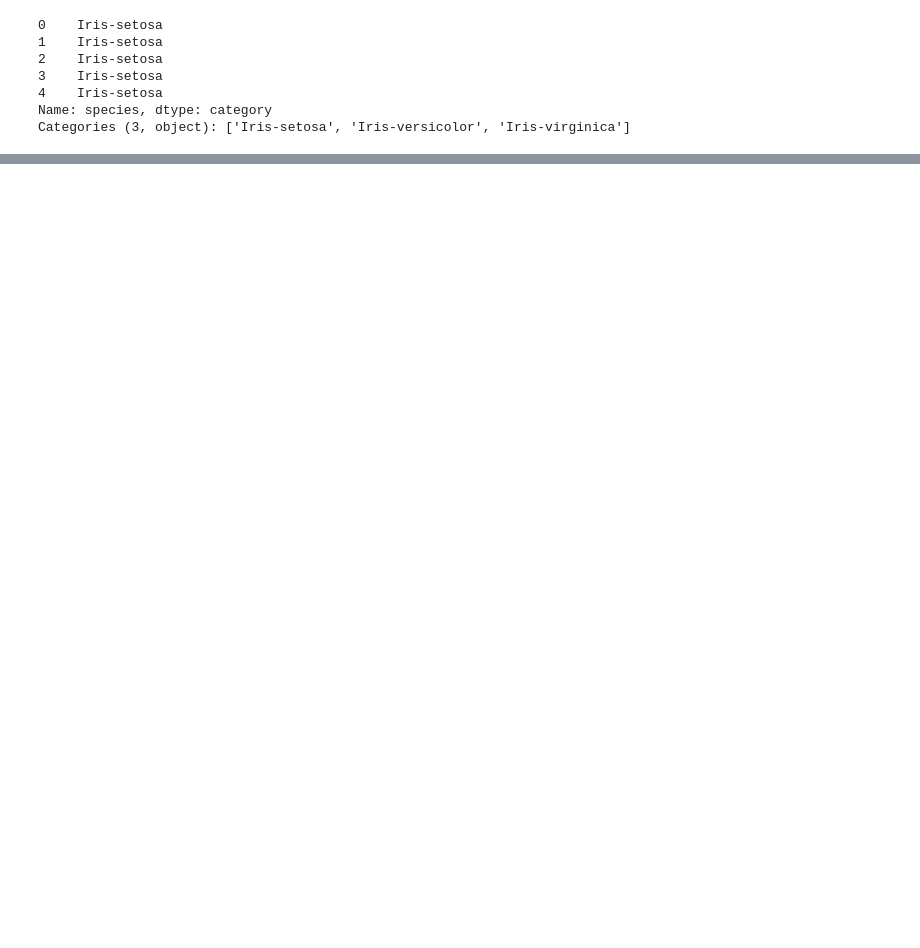
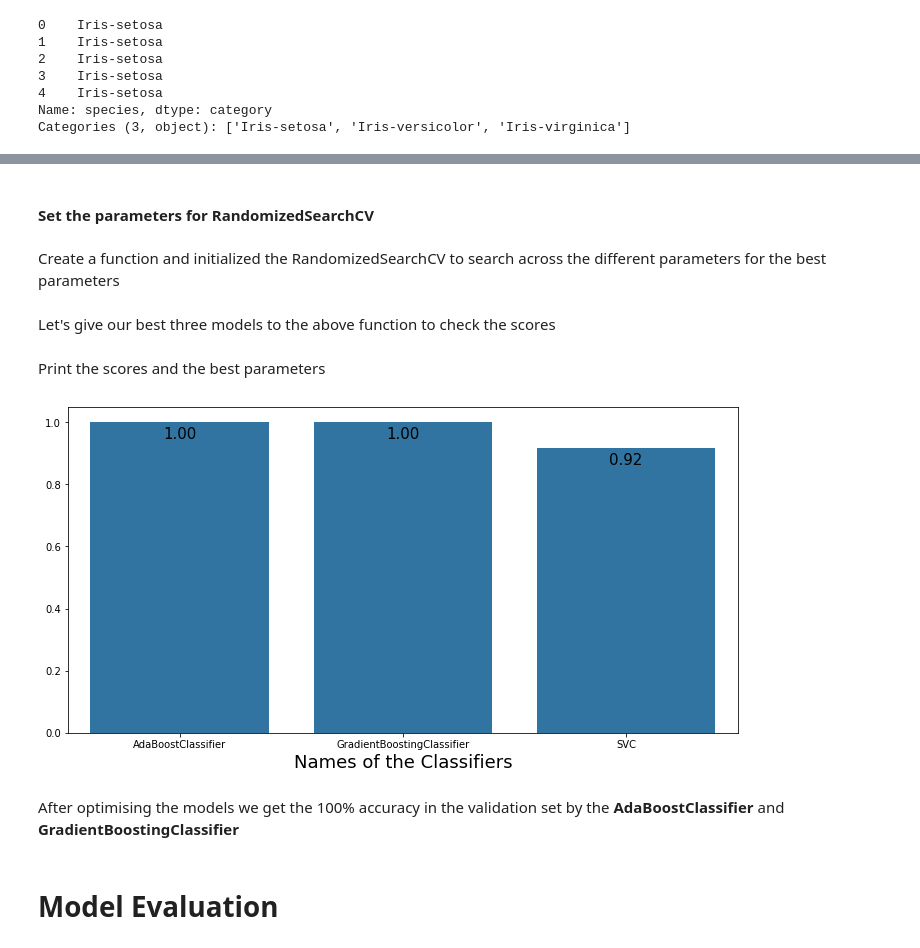
Before and after one commit to sharmas1ddharth/Iris-classification, a Jupyter notebook: Notebooks/Iris-Classification.ipynb, the cells around one changed output, grey strips where cells are left out. Cells and saved outputs as stored; diff of their text form; code cells hidden in the pictures; blank space fills up the shorter version.

```diff
--- a/Notebooks/Iris-Classification.ipynb
+++ b/Notebooks/Iris-Classification.ipynb
@@ -131,0 +227,58 @@ X_train, X_test, y_train, y_test = train_test_split(X, y, test_size=0.4, random_
+# %% [markdown]
+#### Set the parameters for RandomizedSearchCV
+# %%
+ab_param_distribution = {
+                        'n_estimators': randint(50, 500),
+                        'learning_rate': [1.0, 2.5, 3.8, 4.2],
+                        'random_state': randint(1, 50)
+                         }
+
+gb_param_distribution = {
+                            'learning_rate': [0.5, 1.0, 1.5, 2.0],
+                            'n_estimators': randint(150, 500),
+                            'criterion': ['friedman_mse', 'squared_error', 'mse', 'mae']
+                        }
+
+svc_param_distribution = {
+                            'C': [1.5, 2.5, 3.0, 4.0],
+                            'kernel': ['linear', 'poly', 'rbf', 'sigmoid'],
+                            'degree': randint(3, 10),
+                            'random_state': randint(1, 50)
+
+                            }
+# %% [markdown]
+Create a function and initialized the RandomizedSearchCV to search across the different parameters for the best parameters
+# %%
+def searchCV(model, params):
+    """
+    INPUT: model, parameters distribution
+    FUNCTION: Search for the best parameters and use it with model to train and to get best results
+    OUTPUT: accuracy score, best parameters for the model
+    """
+    search = RandomizedSearchCV(estimator=model,
+                        n_iter=5,
+                        param_distributions=params,
+                        random_state=0)
+    search.fit(X_train, y_train)
+    score = search.score(X_test, y_test)
+    return score, search.best_params_
+# %% [markdown]
+Let's give our best three models to the above function to check the scores
+# %%
+new_scores = {}
+best_params = {}
+models = {ab_clf: ab_param_distribution, gb_clf: gb_param_distribution, svc_clf: svc_param_distribution}
+for model, params in models.items():
+    score, best_param = searchCV(model, params)
+    new_scores[model.__class__.__name__] = score
+    best_params[model.__class__.__name__] = best_param
+# %% [markdown]
+Print the scores and the best parameters
+# %%
+plot_scores(new_scores, fig=(12, 6))
+# %% [output]
+[figure, added]
+# %% [markdown]
+After optimising the models we get the 100% accuracy in the validation set by the **AdaBoostClassifier** and **GradientBoostingClassifier**
+# %% [markdown]
+# Model Evaluation
```
Also changed, not shown: parts of 21 cells of this notebook.
